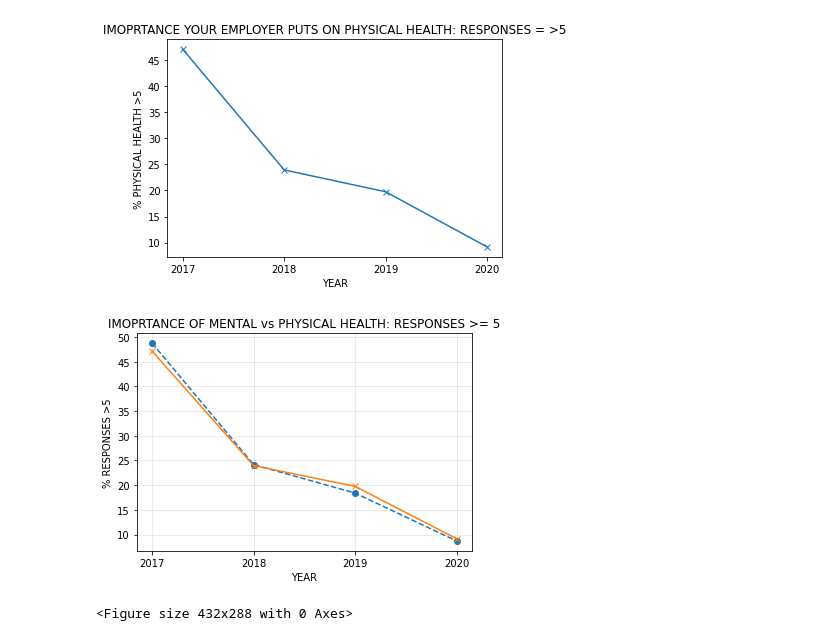
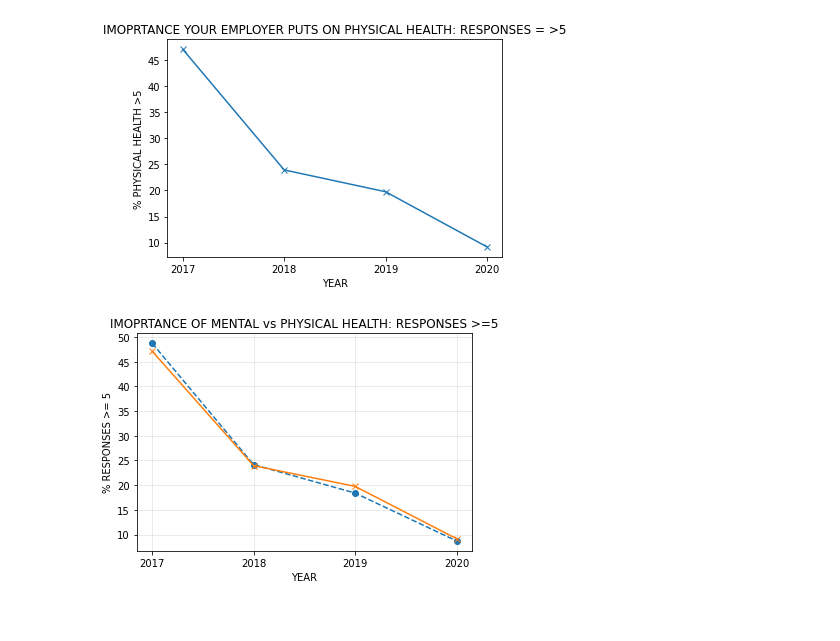
Before and after one commit to bennetyousuf/ProjectOne-MentalHealthinTech, a Jupyter notebook: Working_Notebooks/Mental Health in Tech Data Cleanup - TBG.ipynb, the cells around one changed output. Saved outputs shown, nothing was run; the diff lists cells and outputs as text; code cells hidden in the pictures.

Commit message:
Added equal 10 chart

```diff
--- a/Working_Notebooks/Mental Health in Tech Data Cleanup - TBG.ipynb
+++ b/Working_Notebooks/Mental Health in Tech Data Cleanup - TBG.ipynb
@@ -205,14 +193,13 @@ Text(0.5, 1.0, 'IMOPRTANCE YOUR EMPLOYER PUTS ON PHYSICAL HEALTH: RESPONSES = >5
 # %%
 x_values = ["2017", "2018", "2019", "2020"]
 
 plt.plot(x_values, y_value, marker = 'o',linestyle = "dashed" )
 plt.plot(x_values, y_value_2, marker = 'x')
 plt.grid(linestyle='-', linewidth=0.5, alpha = 0.5)
 plt.xlabel("YEAR")
-plt.ylabel("% RESPONSES >5")
-plt.title("IMOPRTANCE OF MENTAL vs PHYSICAL HEALTH: RESPONSES >= 5")
-
+plt.ylabel("% RESPONSES >= 5")
+plt.title("IMOPRTANCE OF MENTAL vs PHYSICAL HEALTH: RESPONSES >=5")
+plt.savefig("Images/IMPORTANCE MENTAL VS PHSICAL great equal 5")
 plt.show()
 # %% [output]
-[figure, old version]
+[figure, new version]
-<Figure size 432x288 with 0 Axes>
```
Also changed, not shown: parts of 3 cells of this notebook, 3 other files.
